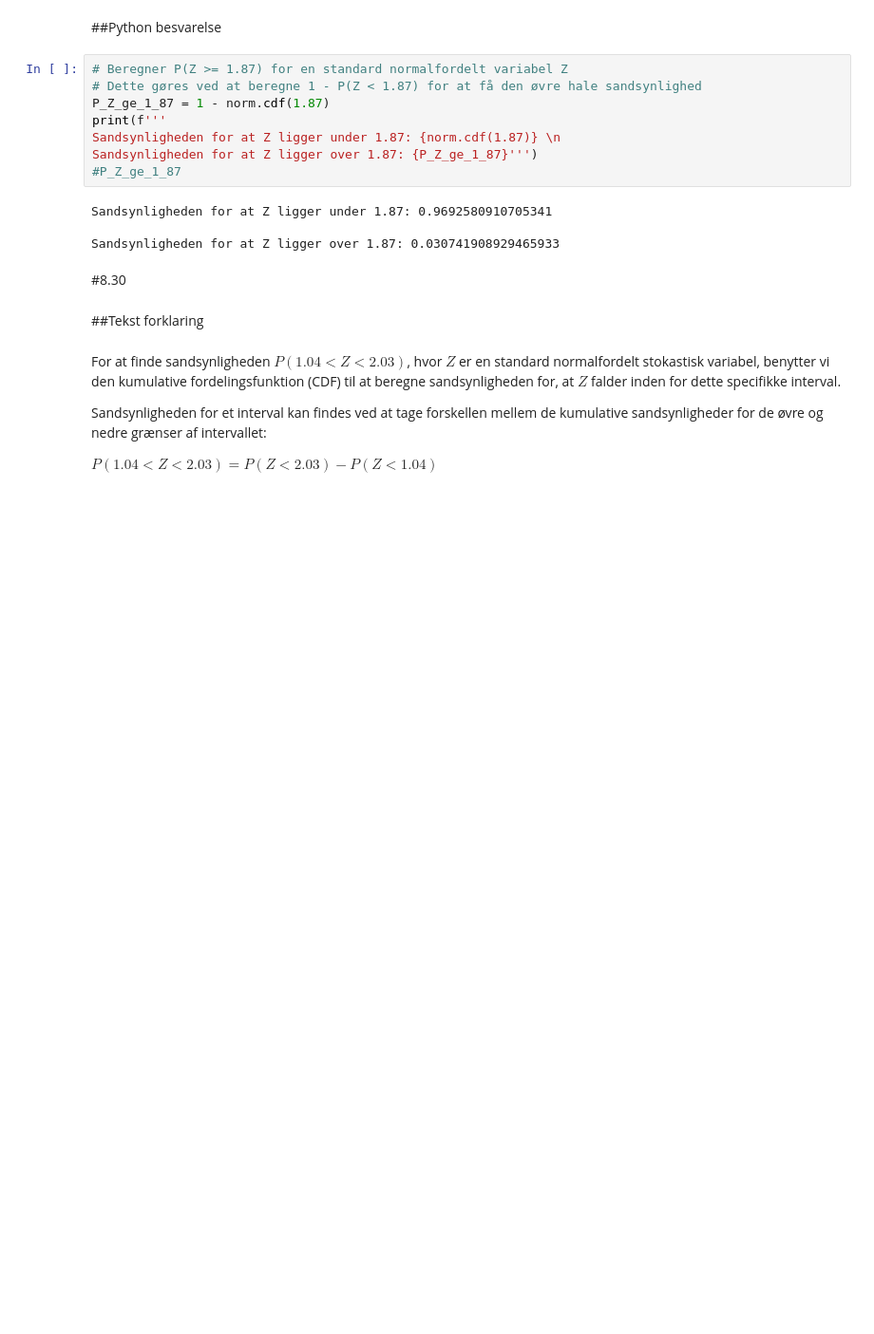
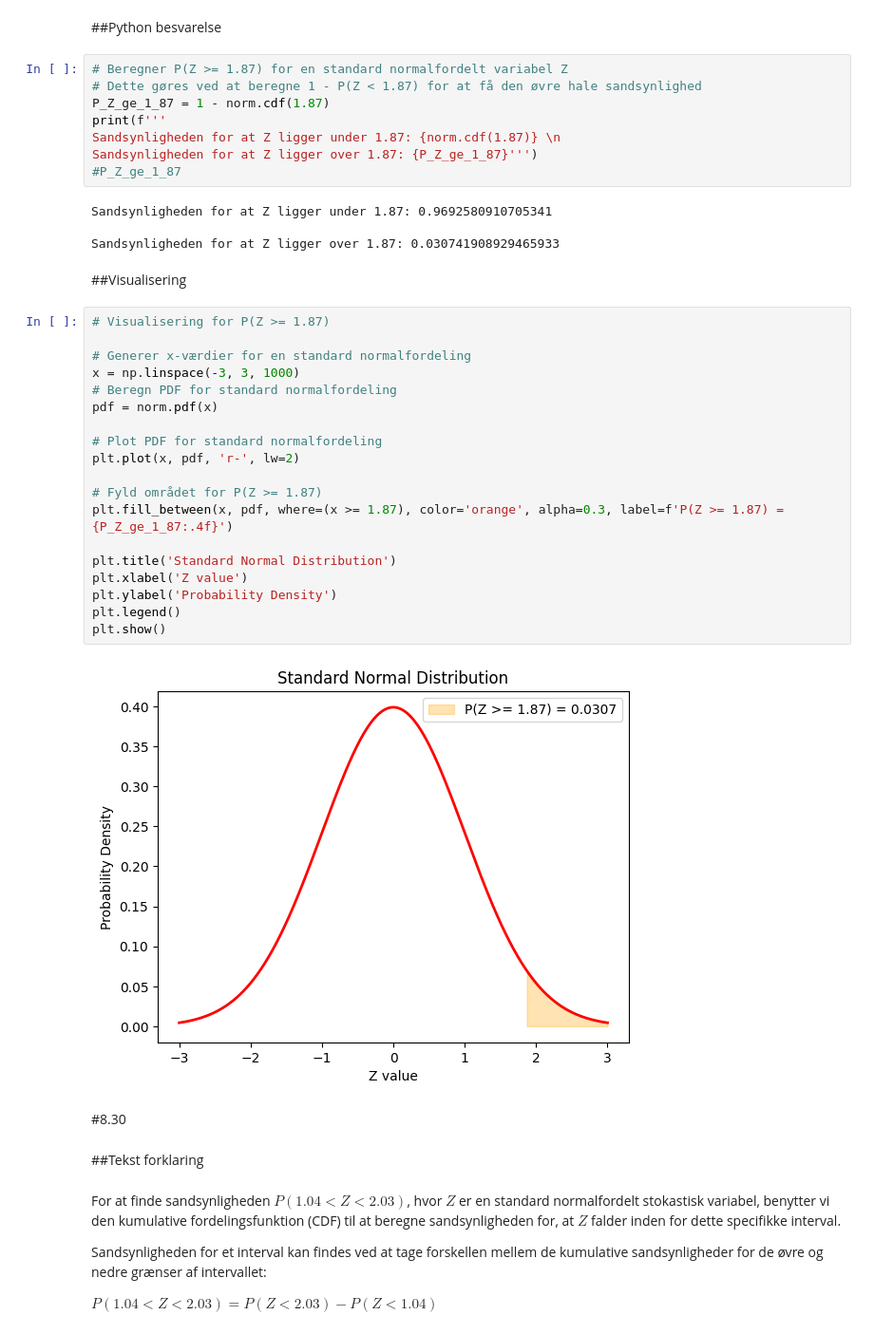
Before and after one commit to CNielsen94/Random_data_repo, a Jupyter notebook: notebooks/Distributioner_Python_løsninger.ipynb, the cells around one changed output. Shown at 95% size. Drawn from its saved outputs; the diff is of its cells as text; blank space fills up the shorter version.

```diff
--- a/notebooks/Distributioner_Python_løsninger.ipynb
+++ b/notebooks/Distributioner_Python_løsninger.ipynb
@@ -146,6 +172,29 @@ Sandsynligheden for at Z ligger over 1.87: {P_Z_ge_1_87}''')
 Sandsynligheden for at Z ligger under 1.87: 0.9692580910705341
 
 Sandsynligheden for at Z ligger over 1.87: 0.030741908929465933
+# %% [markdown]
+##Visualisering
+# %%
+# Visualisering for P(Z >= 1.87)
+
+# Generer x-værdier for en standard normalfordeling
+x = np.linspace(-3, 3, 1000)
+# Beregn PDF for standard normalfordeling
+pdf = norm.pdf(x)
+
+# Plot PDF for standard normalfordeling
+plt.plot(x, pdf, 'r-', lw=2)
+
+# Fyld området for P(Z >= 1.87)
+plt.fill_between(x, pdf, where=(x >= 1.87), color='orange', alpha=0.3, label=f'P(Z >= 1.87) = {P_Z_ge_1_87:.4f}')
+
+plt.title('Standard Normal Distribution')
+plt.xlabel('Z value')
+plt.ylabel('Probability Density')
+plt.legend()
+plt.show()
+# %% [output]
+[figure, added]
 # %% [markdown]
 #8.30
 # %% [markdown]
```
Also changed, not shown: parts of 26 cells of this notebook.
